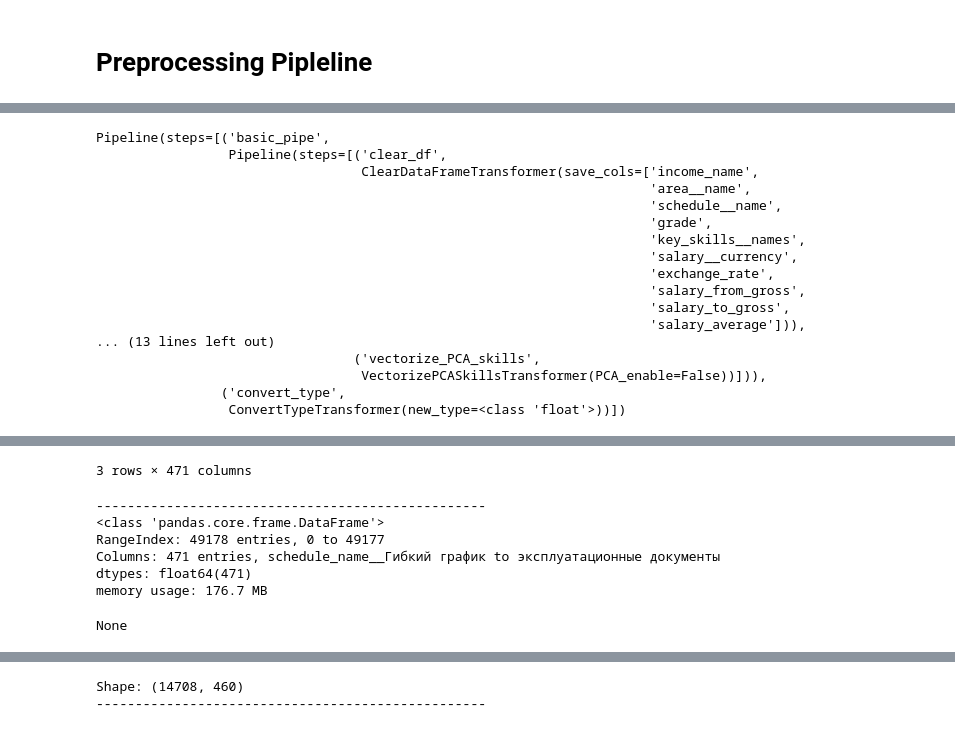
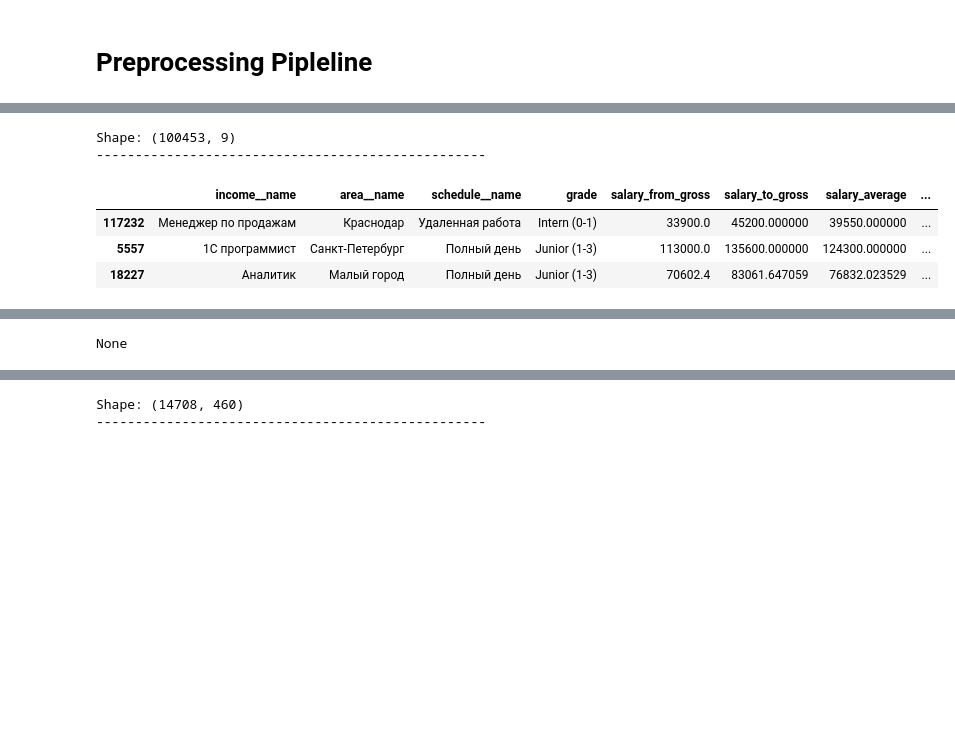
Before and after one commit to LadHrAnalytics/ML_HR, a Jupyter notebook: Notebooks/dataset_cleaning.ipynb, the cells around one changed output, grey strips where cells are left out. Drawn from its saved outputs; the diff is of its cells as text; code cells hidden in the pictures; blank space fills up the shorter version.

```diff
--- a/Notebooks/dataset_cleaning.ipynb
+++ b/Notebooks/dataset_cleaning.ipynb
@@ -83,16 +83,19 @@ ROOT_DIR: str = os.path.dirname(os.path.abspath(os.curdir))
 DATASET_PATH: str = f"{ROOT_DIR}/source_data/superset_hr.xlsx"
 SKILLS_JSON_PATH: str = f"{ROOT_DIR}/source_data/skills_dictionary.json"
 GOOGLE_COLAB_PATH: str = '/content/superset_hr.xlsx'
+SKILLS_PRIO_JSON_PATH: str = f"{ROOT_DIR}/source_data/skills_priority.json"
 
 load_dotenv()
 SKILL_DICT_URL = os.environ.get('SKILL_DICT_URL')
 DATASET_URL = os.environ.get('DATASET_V2_URL')
+SKILL_PRIO_URL = os.environ.get('SKILL_PRIO_URL')
 
 if DATASET_URL is None:
     print('>>> .env was not found!', end='\n\n')
     DATASET_URL = input('>>> Provide DATASET url for downloading: ')
 
     if SKILL_DICT_URL is None: SKILL_DICT_URL = input('>>> Provide JSON url for downloading: ')
+    if SKILL_PRIO_URL is None: SKILL_PRIO_URL = input('>>> Provide priorities JSON url for downloading: ')
 # %%
 def get_skill_dict() -> dict[str: list[int]]:
     try:
@@ -129,6 +147,9 @@ def get_original_dataframe() -> pd.DataFrame:
         return df
 # %%
 skills_dict = get_skill_dict()
+# %%
+skill_prio_dict = get_skill_prio()
+skill_prio_dict = {k: {key.lower(): value for key, value in v.items()} for k, v in skill_prio_dict.items()}
 # %%
 df_original = get_original_dataframe()
 # %% [output]
@@ -267,11 +288,15 @@ class FillNaSalaryTransformer(BaseEstimator, TransformerMixin):
 
 class PreprocessKeySkillsTransformer(BaseEstimator, TransformerMixin):
     def __init__(self, s_dict: Dict[str, List[str]],
+                 p_dict,
+                 calc_skills: bool = True,
                  with_skills: bool = True,
                  with_grade: bool = True,
                  with_area: bool = True) -> None:
 
         self.s_dict = s_dict
+        self.p_dict = p_dict
+        self.calc_skills = calc_skills
         self.with_skills = with_skills
         self.with_grade = with_grade
         self.with_area = with_area
@@ -296,13 +321,36 @@ class PreprocessKeySkillsTransformer(BaseEstimator, TransformerMixin):
 
         return converted_skills, unconverted_skills
 
+
+    @staticmethod
+    def calculate_skills_quality(skills, profession, p_dict):
+        if not skills:
+            return 0.0
+
+        skills_importance = p_dict.get(profession, {})
+
+        if not skills_importance:
+            return 0.0
+
+        total_importance = sum(skills_importance.values())
+        skill_score = sum([skills_importance.get(skill.lower(), 0) for skill in skills])
+        quality = skill_score / total_importance
+        return min(quality, 1.0)
+
     def transform(self, X: pd.DataFrame) -> pd.DataFrame:
         df_new = X.copy()
 
-        if self.with_skills:
+        if self.calc_skills or self.with_skills:
             df_new[['skills', 'unconverted_skills']] = df_new['key_skills__names'].apply(
                 lambda x: pd.Series(self.convert_skills(x, self.s_dict))
             )
+            df_new['skills_quality'] = df_new.apply(
+                lambda row: self.calculate_skills_quality(row['skills'], row['income__name'], self.p_dict), axis=1
+            )
+            if not self.with_skills:
+                df_new = df_new.drop(['skills', 'unconverted_skills'], axis=1)
+            if not self.calc_skills:
+                df_new = df_new.drop(['skills_quality'], axis=1)
 
         df_new = df_new.drop(['key_skills__names'], axis=1)
 
@@ -492,6 +540,7 @@ class PreprocessParams:
     WHITELIST: bool = True
     PROF_LIST: list = None
     VERBOSE: bool = False
+    CALC_SKILLS: bool = False
 
     def __repr__(self):
         field_strings = []
@@ -503,6 +552,7 @@ class PreprocessParams:
         sep = colored('\n' + '-' * 30 + '\n', 'cyan')
         return f'\nPreprocess params:{sep}{result_str}'
 
+
 def get_preprocess_pipeline(params: PreprocessParams) -> Pipeline:
     basic_pipe = Pipeline(steps=[
             ('clear_df', ClearDataFrameTransformer(SAVE_COLS)),
@@ -510,6 +560,8 @@ def get_preprocess_pipeline(params: PreprocessParams) -> Pipeline:
             ('select_professions', SelectProfessionsTransformer(params.PROF_LIST, params.WHITELIST)),
             ('fill_na_salary', FillNaSalaryTransformer(params.PERC_NUMBER)),
             ('preprocess_key_skills', PreprocessKeySkillsTransformer(skills_dict,
+                                                                     skill_prio_dict,
+                                                                     params.CALC_SKILLS,
                                                                      params.WITH_SKILLS,
                                                                      params.WITH_GRADE,
                                                                      params.WITH_AREA))
@@ -545,7 +597,8 @@ def get_preprocess_pipeline(params: PreprocessParams) -> Pipeline:
     display(pipe)
     return pipe
 # %%
-df_all = get_preprocess_pipeline(PreprocessParams(PROF_LIST=['Frontend'],
+df_all = get_preprocess_pipeline(PreprocessParams(PROF_LIST=[],
+                                                  BASIC_TRANSFORM=True,
                                                   WHITELIST=False,
                                                   IS_PCA_ENABLE=False)).fit_transform(df_original)
 print_df_info(df_all)
@@ -568,17 +623,6 @@ Preprocess params:
-Pipeline(steps=[('basic_pipe',
-                 Pipeline(steps=[('clear_df',
-                                  ClearDataFrameTransformer(save_cols=['income_name',
-                                                                       'area__name',
-                                                                       'schedule__name',
-                                                                       'grade',
-                                                                       'key_skills__names',
-                                                                       'salary__currency',
-                                                                       'exchange_rate',
-                                                                       'salary_from_gross',
-                                                                       'salary_to_gross',
-                                                                       'salary_average'])),
-... (13 lines left out)
-                                 ('vectorize_PCA_skills',
-                                  VectorizePCASkillsTransformer(PCA_enable=False))])),
-                ('convert_type',
-                 ConvertTypeTransformer(new_type=<class 'float'>))])
+Shape: (100453, 9)
+--------------------------------------------------
+|  | income__name | area__name | schedule__name | grade | salary_from_gross | salary_to_gross | salary_average | ... |
+| 117232 | Менеджер по продажам | Краснодар | Удаленная работа | Intern (0-1) | 33900.0 | 45200.000000 | 39550.000000 | ... |
+| 5557 | 1С программист | Санкт-Петербург | Полный день | Junior (1-3) | 113000.0 | 135600.000000 | 124300.000000 | ... |
+| 18227 | Аналитик | Малый город | Полный день | Junior (1-3) | 70602.4 | 83061.647059 | 76832.023529 | ... |
@@ -591,8 +646 @@ Shape: (49178, 471)
-3 rows × 471 columns
+None
---------------------------------------------------
-<class 'pandas.core.frame.DataFrame'>
-RangeIndex: 49178 entries, 0 to 49177
-Columns: 471 entries, schedule_name__Гибкий график to эксплуатационные документы
-dtypes: float64(471)
-memory usage: 176.7 MB
-None
```
Also changed, not shown: parts of 11 cells of this notebook.
